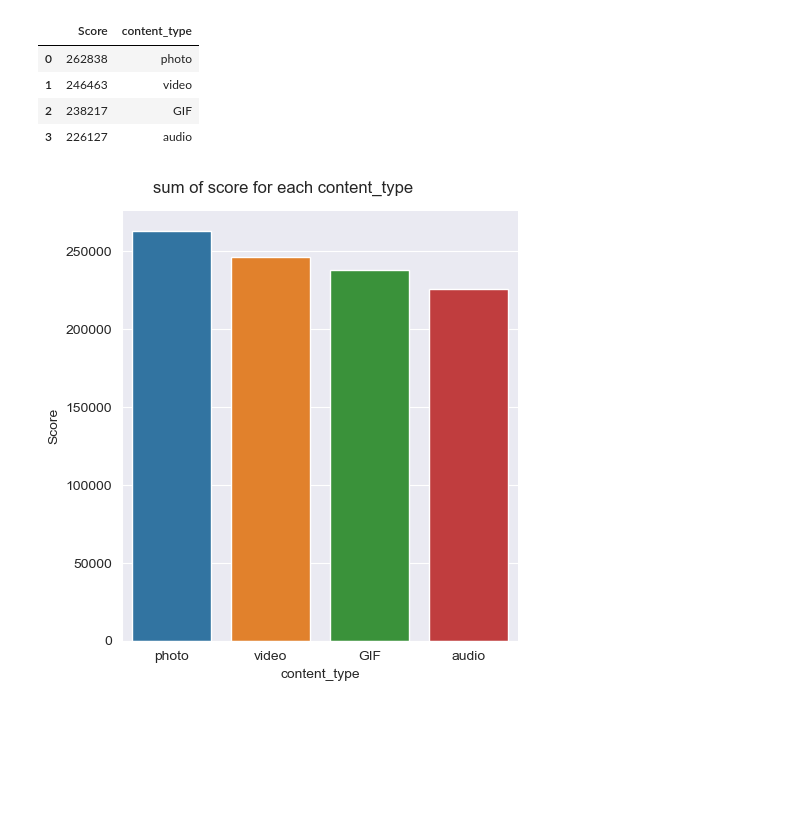
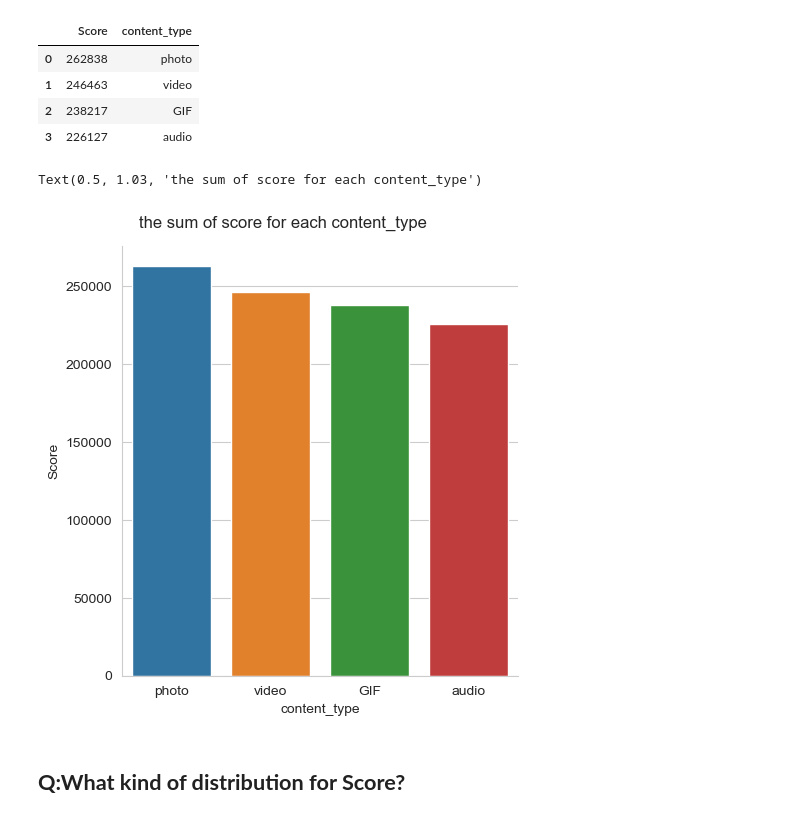
Before and after one commit to AhmAnwar/accenture_virtual_experience_VE_by_Forage, a Jupyter notebook: accenture_task.ipynb, the cells around one changed output. Cells and saved outputs as stored; diff of their text form; code cells hidden in the pictures; blank space fills up the shorter version.

```diff
--- a/accenture_task.ipynb
+++ b/accenture_task.ipynb
@@ -253,9 +253,10 @@ GIF      6079
 audio    5660
 Name: content_type, dtype: int64
 # %%
-sns.set_style('darkgrid')
+# set style for seaborn.
+sns.set_style('whitegrid')
 
-g = sns.catplot(kind='count', data=df, x='content_type')
-g.fig.suptitle('count for each content_type', y=1.03)
-plt.show()
+# visualization of count for each content_type.
+sns.catplot(kind='count', data=df, x='content_type')\
+    .fig.suptitle('count for each content_type', y=1.03)
 # %% [output]
@@ -388,8 +391,9 @@ content_type_score_sum
 | 2 | 238217 | GIF |
 | 3 | 226127 | audio |
 # %%
-g = sns.catplot(kind='bar', data=content_type_score_sum, x='content_type', y='Score')
-g.fig.suptitle('sum of score for each content_type', y=1.03)
-plt.show()
+sns.catplot(kind='bar', data=content_type_score_sum, x='content_type', y='Score').fig.suptitle('the sum of score for each content_type', y=1.03)
 # %% [output]
+Text(0.5, 1.03, 'the sum of score for each content_type')
-[figure, old version]
+[figure, new version]
+# %% [markdown]
+## **Q:What kind of distribution for Score?**
```
Also changed, not shown: parts of 18 cells of this notebook.
